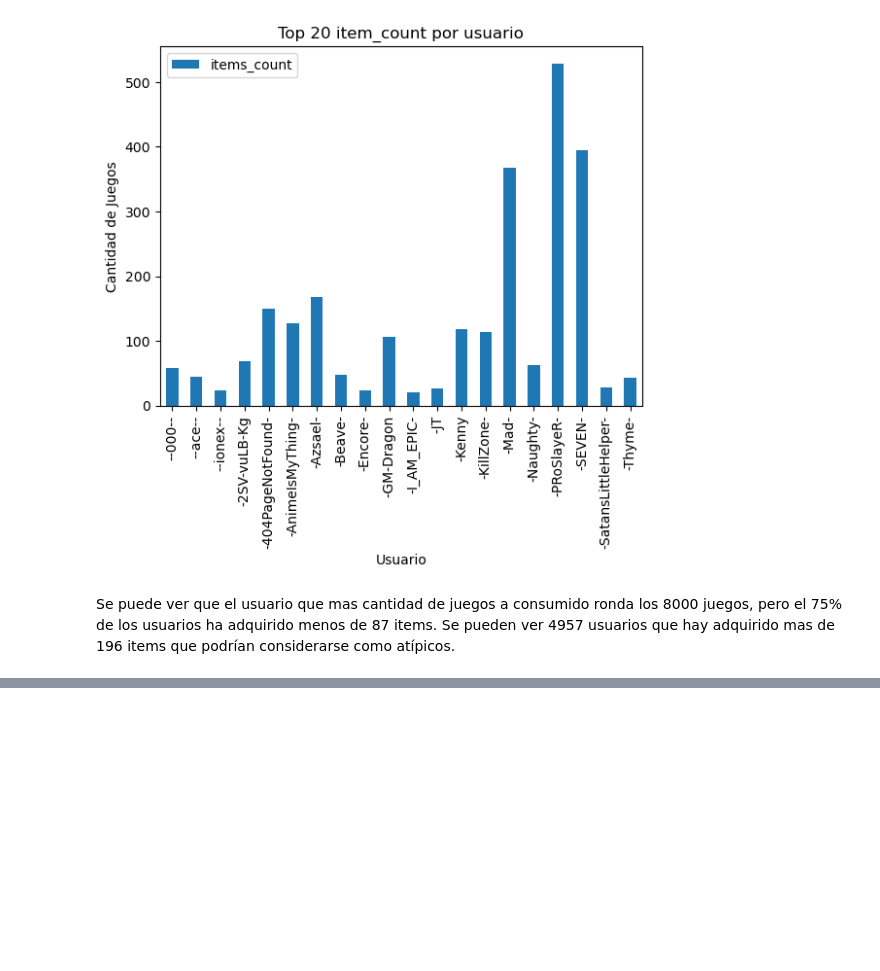
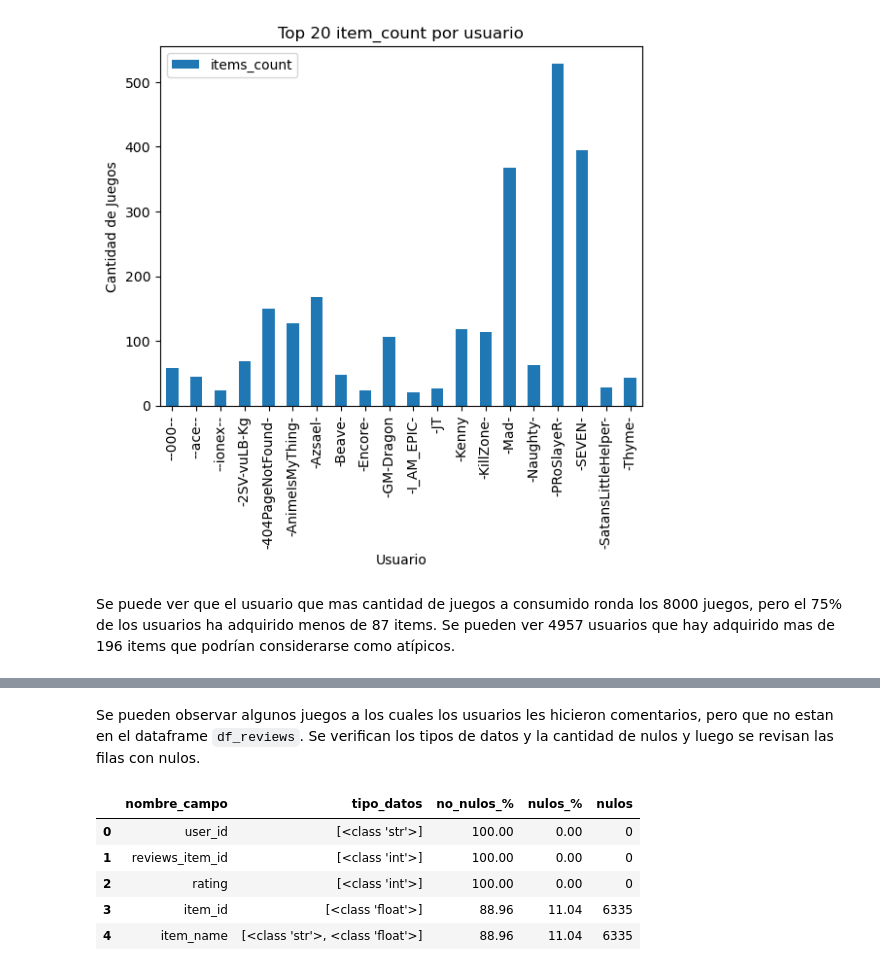
Before and after one commit to IngCarlaPezzone/PI1_MLOps_videojuegos, a Jupyter notebook: 03_EDA.ipynb, the cells around one changed output, grey strips where cells are left out. Cells and saved outputs as stored; diff of their text form; code cells hidden in the pictures; blank space fills up the shorter version.

```diff
--- a/03_EDA.ipynb
+++ b/03_EDA.ipynb
@@ -462,0 +570,11 @@ Se puede ver que el usuario que mas cantidad de juegos a consumido ronda los 800
+# %% [markdown]
+Se pueden observar algunos juegos a los cuales los usuarios les hicieron comentarios, pero que no estan en el dataframe `df_reviews`. Se verifican los tipos de datos y la cantidad de nulos y luego se revisan las filas con nulos.
+# %%
+utils.verificar_tipo_datos(df)
+# %% [output]
+|  | nombre_campo | tipo_datos | no_nulos_% | nulos_% | nulos |
+| 0 | user_id | [<class 'str'>] | 100.00 | 0.00 | 0 |
+| 1 | reviews_item_id | [<class 'int'>] | 100.00 | 0.00 | 0 |
+| 2 | rating | [<class 'int'>] | 100.00 | 0.00 | 0 |
+| 3 | item_id | [<class 'float'>] | 88.96 | 11.04 | 6335 |
+| 4 | item_name | [<class 'str'>, <class 'float'>] | 88.96 | 11.04 | 6335 |
```
Also changed, not shown: parts of 29 cells of this notebook, 2 other files.
